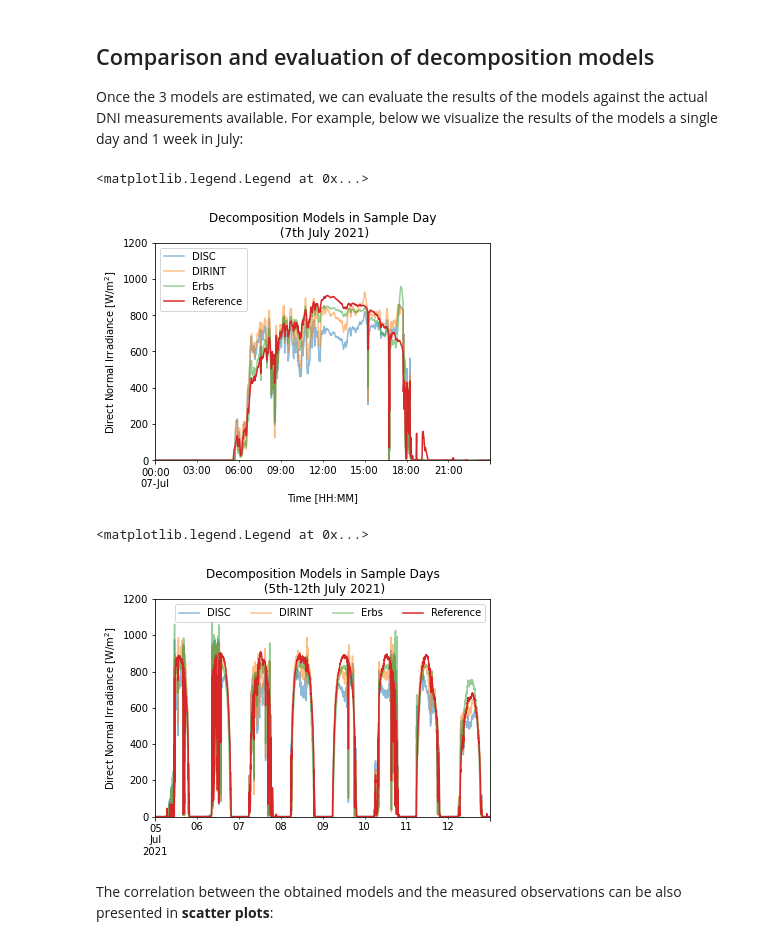
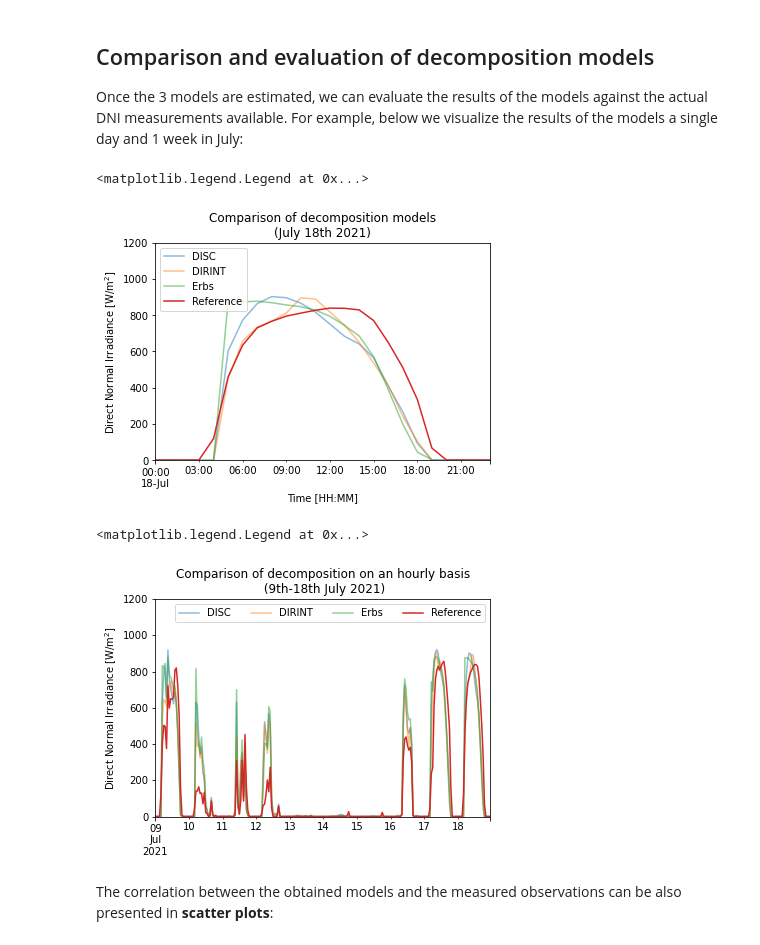
Before and after one commit to AssessingSolar/AssessingSolar, a Jupyter notebook: assessingsolar/notebooks/decomposition_models.ipynb, the cells around one changed output. Saved outputs shown, nothing was run; the diff lists cells and outputs as text; code cells hidden in the pictures.

```diff
--- a/assessingsolar/notebooks/decomposition_models.ipynb
+++ b/assessingsolar/notebooks/decomposition_models.ipynb
@@ -156,0 +125,2 @@ solpos.head(5)
+# %%
+df['temp_dew'] = df['temp_air']-((100-df['relative_humidity'])/5)
@@ -161,7 +151,8 @@ The DISC model (Maxwell, 1987) can be implemented in Python by passing as inputs
 # %%
 # DISC method estimated with absolute airmass as input
-disc = pvlib.irradiance.disc(decomp['ghi'],
-                             solpos['apparent_zenith'],
-                             decomp.index,
-                             pressure=decomp['P_mbar']*100) # Pressure in Pascal
+disc = pvlib.irradiance.disc(
+    ghi=df['ghi'],
+    solar_zenith=solpos['apparent_zenith'],
+    datetime_or_doy=df.index,
+    pressure=df['pressure']*100) # Site pressure in Pascal
 # %% [markdown]
@@ -177,18 +168,20 @@ The DIRINT model (Pérez et al., 1992) can be implemented in a similar way in Py
 # %%
 # Estimation of the DIRINT model
-dirint = pvlib.irradiance.dirint(decomp['ghi'], # GHI
-                                 solpos['apparent_zenith'], # Solar zenith angle
-                                 decomp.index,  # timestamps
-                                 pressure=decomp['P_mbar']*100, # atmospheric pressure in Pascal
-                                 temp_dew=tdew) # Dew temperature in Degree Celsius
+dirint = pvlib.irradiance.dirint(
+    ghi=df['ghi'],
+    solar_zenith=solpos['apparent_zenith'],
+    times=df.index,
+    pressure=df['pressure']*100, # atmospheric pressure in Pascal
+    temp_dew=df['temp_dew']) # Dew temperature in Degree Celsius
 # %% [markdown]
 ## Erbs model
 
 The Erbs model (Erbs et al., 1982) is a simple model that only requires GHI and the solar position through the solar zenith angle. This model is also available in pvlib and the implementation is equally straight-forward:
 # %%
-erbs = pvlib.irradiance.erbs(decomp['ghi'], # GHI
-                             solpos['apparent_zenith'], # Solar zenith angle
-                             decomp.index)  # timestamps
+erbs = pvlib.irradiance.erbs(
+    ghi=df['ghi'],
+    zenith=solpos['apparent_zenith'],
+    datetime_or_doy=df.index)
 
 erbs.columns
 # %% [output]
@@ -199,31 +192,35 @@ Index(['dni', 'dhi', 'kt'], dtype='object')
 Once the 3 models are estimated, we can evaluate the results of the models against the actual DNI measurements available. For example, below we visualize the results of the models a single day and 1 week in July:
 # %%
 # Plot of models for a single day
-disc.loc['20210707']['dni'].plot(label='DISC', alpha=0.5) # format of date YYYYMMDD
-dirint.loc['20210707'].plot(label='DIRINT', alpha=0.5)
-erbs.loc['20210707']['dni'].plot(label='Erbs', alpha=0.5)
-decomp.loc['20210707']['dni'].plot(label='Reference')
+date = '2021-07-18'
+
+disc.loc[date, 'dni'].plot(label='DISC', alpha=0.5) # format of date YYYYMMDD
+dirint.loc[date].plot(label='DIRINT', alpha=0.5)
+erbs.loc[date, 'dni'].plot(label='Erbs', alpha=0.5)
+df.loc[date, 'dni'].plot(label='Reference')
+
 plt.ylim(0,1200)
 plt.ylabel('Direct Normal Irradiance [W/m$^2$]')
 plt.xlabel('Time [HH:MM]')
-plt.title('Decomposition Models in Sample Day\n (7th July 2021)')
+plt.title('Comparison of decomposition models\n(July 18th 2021)')
 plt.legend(loc='upper left')
 # %% [output]
 <matplotlib.legend.Legend at 0x...>
-[figure, old version]
+[figure, new version]
 # %%
-# Plot of models for several days
-disc.loc['20210705':'20210712']['dni'].plot(label='DISC', alpha=0.5) # format of date YYYYMMDD
-dirint.loc['20210705':'20210712'].plot(label='DIRINT', alpha=0.5)
-erbs.loc['20210705':'20210712']['dni'].plot(label='Erbs', alpha=0.5)
-decomp.loc['20210705':'20210712']['dni'].plot(label='Reference')
+# Plot of models for several days on an hourly basis
+disc.loc['20210709':'20210718', 'dni'].resample('1h').mean().plot(label='DISC', alpha=0.5) # format of date YYYYMMDD
+dirint.loc['20210709':'20210718'].resample('1h').mean().plot(label='DIRINT', alpha=0.5)
+erbs.loc['20210709':'20210718', 'dni'].resample('1h').mean().plot(label='Erbs', alpha=0.5)
+df.loc['20210709':'20210718', 'dni'].resample('1h').mean().plot(label='Reference')
+
 plt.ylim(0,1200)
 plt.ylabel('Direct Normal Irradiance [W/m$^2$]')
-plt.title('Decomposition Models in Sample Days\n (5th-12th July 2021)')
+plt.title('Comparison of decomposition on an hourly basis\n (9th-18th July 2021)')
 plt.legend(ncol=4)
 # %% [output]
 <matplotlib.legend.Legend at 0x...>
-[figure, old version]
+[figure, new version]
 # %% [markdown]
 The correlation between the obtained models and the measured observations can be also presented in **scatter plots**:
 # %%
```
Also changed, not shown: parts of 31 cells of this notebook, 1 other file.
